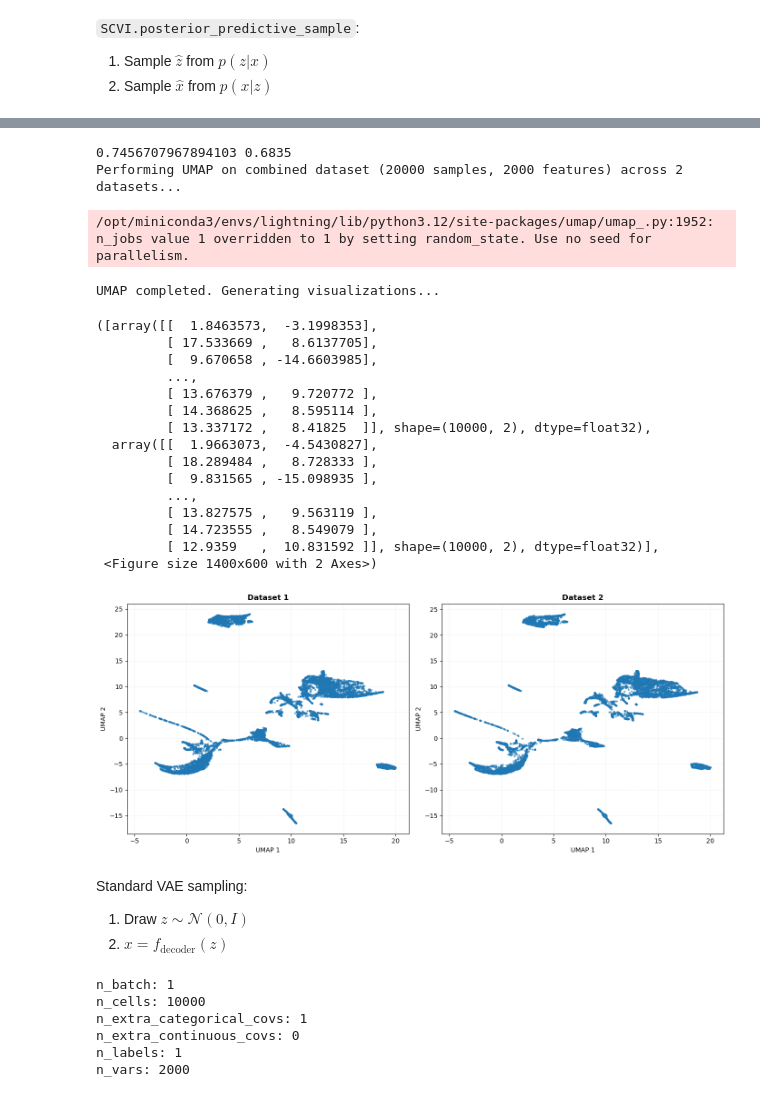
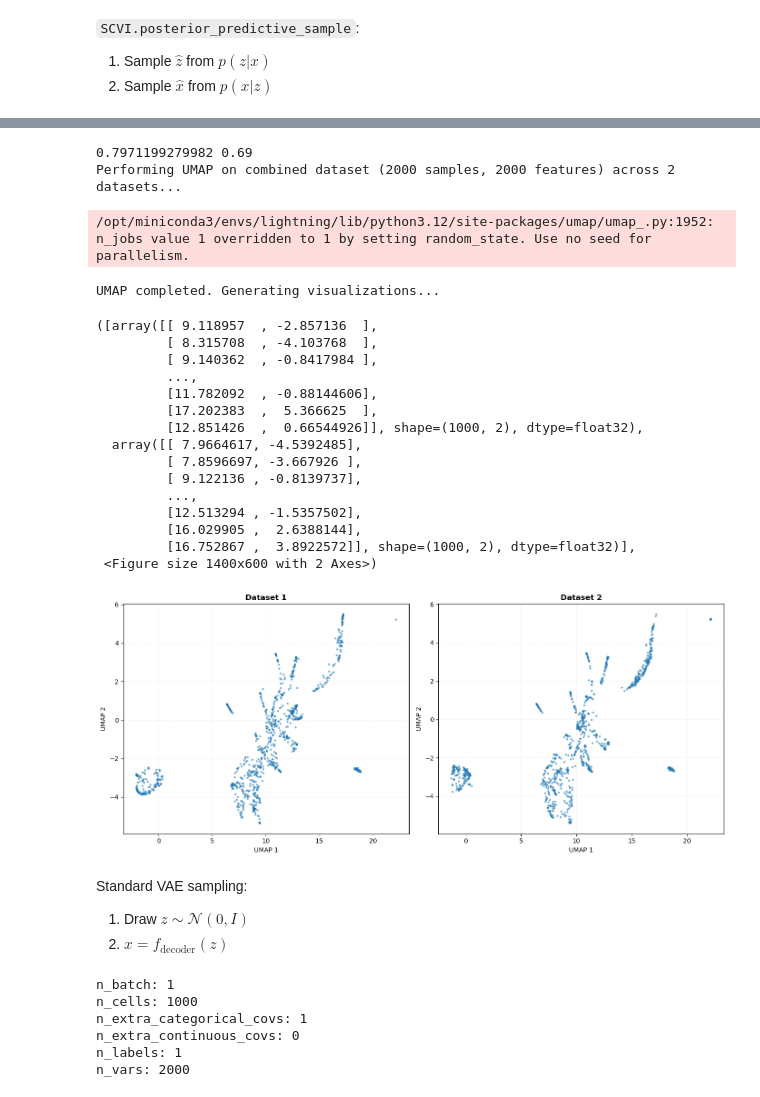
Before and after one commit to LangtianM/scDeepSim, a Jupyter notebook: experiments/scVI_muris.ipynb, the cells around one changed output, grey strips where cells are left out. Cells and saved outputs as stored; diff of their text form; code cells hidden in the pictures.

```diff
--- a/experiments/scVI_muris.ipynb
+++ b/experiments/scVI_muris.ipynb
@@ -35,9 +37,9 @@ muris_10k.obs
 # %%
-from scdesigner.simulators import NegBinCopula
+# from scdesigner.simulators import NegBinCopula
 
-nbc = NegBinCopula(mean_formula = "~ celltype")
-nbc.fit(muris_10k, max_epochs=300, top_k=100)
-nbc_samples = nbc.sample(obs=muris_10k.obs)
+# nbc = NegBinCopula(mean_formula = "~ celltype")
+# nbc.fit(muris_10k, max_epochs=300, top_k=100)
+# nbc_samples = nbc.sample(obs=muris_10k.obs)
 # %% [output]
 Epoch 299/300, Loss: 568455.3812
 # %%
@@ -88,30 +101,30 @@ RuntimeError: The module for this model does not compute the posterior distribut
 scvi_samples = scvi_model.posterior_predictive_sample()
 # %%
 dense_samples = scvi_samples.todense()
-auc, acc = knn_discriminability(dense_samples, muris_10k.X)
+auc, acc = knn_discriminability(dense_samples, muris_1k.X)
 print(auc, acc)
-compare_umap([dense_samples, muris_10k.X])
+compare_umap([dense_samples, muris_1k.X])
 # %% [output]
-0.7456707967894103 0.6835
-Performing UMAP on combined dataset (20000 samples, 2000 features) across 2 datasets...
+0.7971199279982 0.69
+Performing UMAP on combined dataset (2000 samples, 2000 features) across 2 datasets...
 /opt/miniconda3/envs/lightning/lib/python3.12/site-packages/umap/umap_.py:1952: n_jobs value 1 overridden to 1 by setting random_state. Use no seed for parallelism.
 UMAP completed. Generating visualizations...
-([array([[  1.8463573,  -3.1998353],
-         [ 17.533669 ,   8.6137705],
-         [  9.670658 , -14.6603985],
+([array([[ 9.118957  , -2.857136  ],
+         [ 8.315708  , -4.103768  ],
+         [ 9.140362  , -0.8417984 ],
          ...,
-         [ 13.676379 ,   9.720772 ],
-         [ 14.368625 ,   8.595114 ],
-         [ 13.337172 ,   8.41825  ]], shape=(10000, 2), dtype=float32),
-  array([[  1.9663073,  -4.5430827],
-         [ 18.289484 ,   8.728333 ],
-         [  9.831565 , -15.098935 ],
+         [11.782092  , -0.88144606],
+         [17.202383  ,  5.366625  ],
+         [12.851426  ,  0.66544926]], shape=(1000, 2), dtype=float32),
+  array([[ 7.9664617, -4.5392485],
+         [ 7.8596697, -3.667926 ],
+         [ 9.122136 , -0.8139737],
          ...,
-         [ 13.827575 ,   9.563119 ],
-         [ 14.723555 ,   8.549079 ],
-         [ 12.9359   ,  10.831592 ]], shape=(10000, 2), dtype=float32)],
+         [12.513294 , -1.5357502],
+         [16.029905 ,  2.6388144],
+         [16.752867 ,  3.8922572]], shape=(1000, 2), dtype=float32)],
  <Figure size 1400x600 with 2 Axes>)
-[figure, old version]
+[figure, new version]
 # %% [markdown]
 Standard VAE sampling:
 1. Draw $z \sim \mathcal{N}(0, I)$
@@ -120,7 +133,7 @@ Standard VAE sampling:
 scvi_model.summary_stats
 # %% [output]
 n_batch: 1
-n_cells: 10000
+n_cells: 1000
 n_extra_categorical_covs: 1
 n_extra_continuous_covs: 0
 n_labels: 1
```
Also changed, not shown: parts of 15 cells of this notebook, 1 other file.
